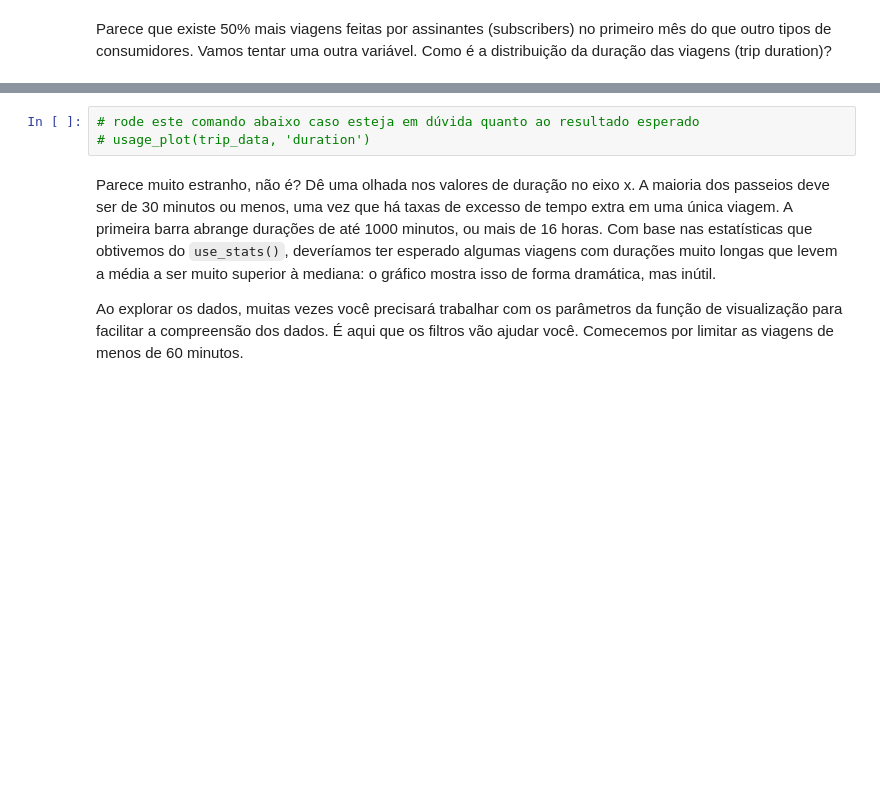
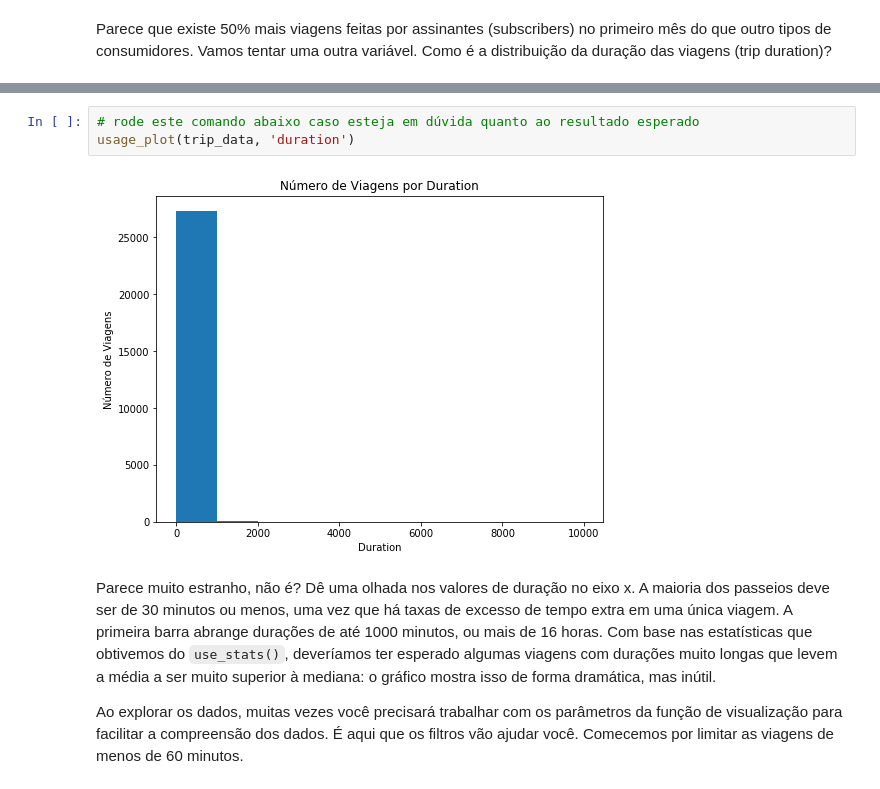
Before and after one commit to tiago-ferreira/data-science-foundation-one, a Jupyter notebook: weekFour/Analise_Bay_Area_Bike_Share-NDFDSI.ipynb, the cells around one changed output, grey strips where cells are left out. Cells and saved outputs as stored; diff of their text form; blank space fills up the shorter version.

```diff
--- a/weekFour/Analise_Bay_Area_Bike_Share-NDFDSI.ipynb
+++ b/weekFour/Analise_Bay_Area_Bike_Share-NDFDSI.ipynb
@@ -370,6 +389,8 @@ Parece que existe 50% mais viagens feitas por assinantes (subscribers) no primei
 # %%
 # rode este comando abaixo caso esteja em dúvida quanto ao resultado esperado
-# usage_plot(trip_data, 'duration')
+usage_plot(trip_data, 'duration')
+# %% [output]
+[figure, added]
 # %% [markdown]
 Parece muito estranho, não é? Dê uma olhada nos valores de duração no eixo x. A maioria dos passeios deve ser de 30 minutos ou menos, uma vez que há taxas de excesso de tempo extra em uma única viagem. A primeira barra abrange durações de até 1000 minutos, ou mais de 16 horas. Com base nas estatísticas que obtivemos do `use_stats()`, deveríamos ter esperado algumas viagens com durações muito longas que levem a média a ser muito superior à mediana: o gráfico mostra isso de forma dramática, mas inútil.
 
```
Also changed, not shown: parts of 2 cells of this notebook.
